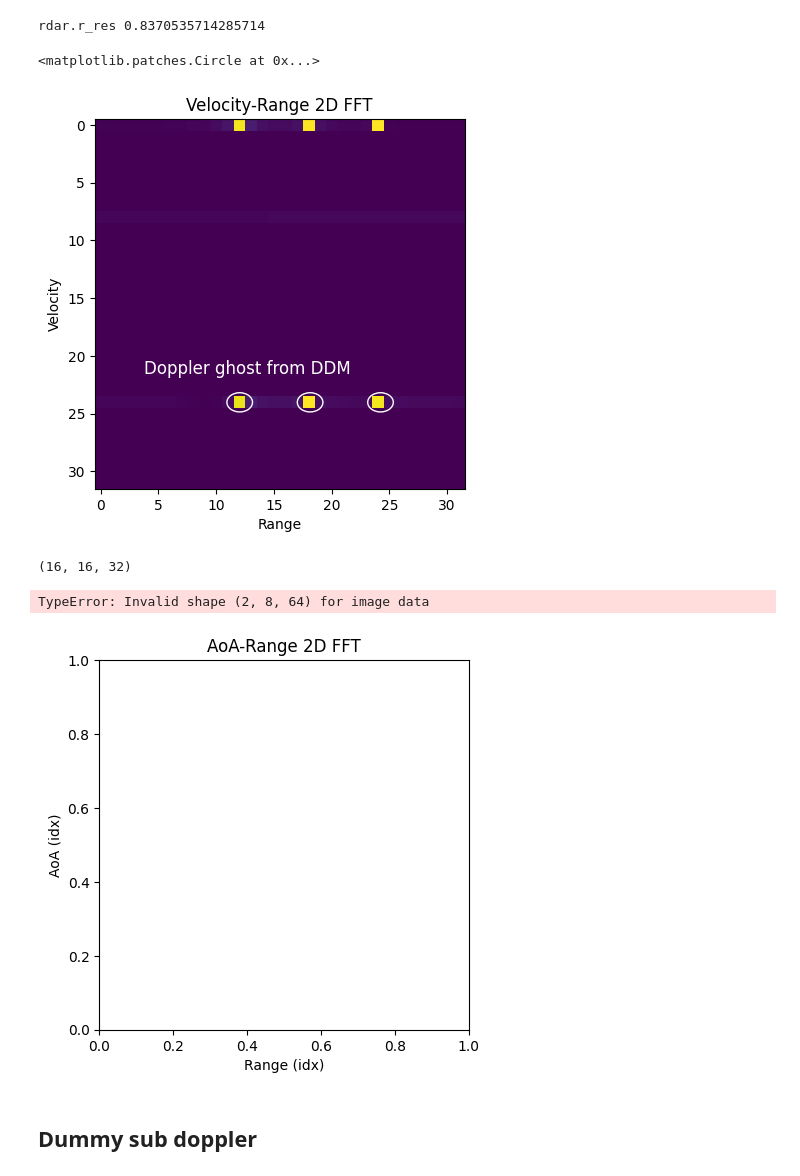
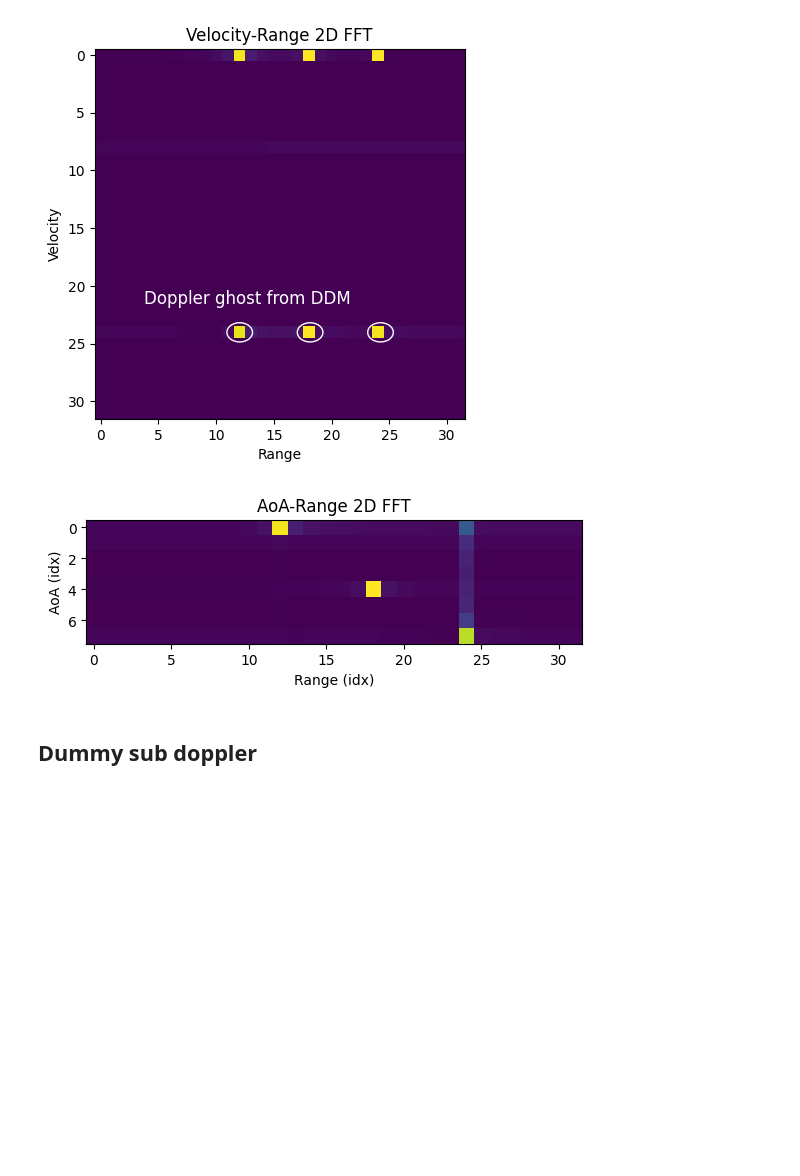
Before and after one commit to matt-chv/mmWrt, a Jupyter notebook: docs/MIMO_DDM.ipynb, the cells around one changed output. Saved outputs shown, nothing was run; the diff lists cells and outputs as text; code cells hidden in the pictures; blank space fills up the shorter version.

```diff
--- a/docs/MIMO_DDM.ipynb
+++ b/docs/MIMO_DDM.ipynb
@@ -62,27 +62,29 @@ c = void.v
 lambda0 = c/f0
 _fs = 2e5/2
 _k = 28e10 # chirp slope
-tic0 = 1.2e-3
+chirp_start_freq0 = f0
+chirp_period0 = 1.2e-3
 chirp_bw0 = 0.2e9
 chirp_end_time0 = chirp_bw0/_k
+chirp_slope0 = _k
+chirp_count0 = NC
 
 TXs = [Antenna(x=NR*lambda0/2*i) for i in range(NT)]
 RXs = [Antenna(x=lambda0/2*i) for i in range(NR)]
 
-radar = Radar(transmitter=TransmitterDDM(chirp_start_freq=f0,
-                                      chirp_end_time=chirp_end_time0,
-                                      chirp_slope=_k,
-                                      antennas=TXs,
-                                      chirp_period=tic0,
-                                      chirp_count=NC,
-                                      conf={"TX_phaser_slopes":
-                                            [0, pi/2]}),
+radar = Radar(transmitter=TransmitterDDM(chirp_start_freq=chirp_start_freq0,
+                                         chirp_end_time=chirp_end_time0,
+                                         chirp_slope=chirp_slope0,
+                                         antennas=TXs,
+                                         chirp_period=chirp_period0,
+                                         chirp_count=chirp_count0,
+                                         conf={"TX_phaser_slopes":
+                                               [0, pi/2]}),
               receiver=Receiver(adc_sample_rate=_fs,
                                 adc_sample_count_max=2048,
                                 adc_sample_count=NA,
                                 antennas=RXs),
               debug=False)
-print("rdar.r_res", radar.range_resolution)
 r1, theta1 = 10.1, 0
 x1, y1 = r1*cos(theta1), r1*sin(theta1)
 r2, theta2 = 15.1, pi/2
@@ -107,6 +109,7 @@ cube = bb["adc_cube"][0, :, 0, :]
 # virtual_cube_RX0 = bb["adc_cube"][0,:,0,:]
 #virtual_cube_RX1 = bb["adc_cube"][0,:,1,:]
 Z = fft2(cube)[:, :NA//2]  # , axis=fast_time_axis), axis=slow_time_axis)
+Z = fft(fft(bb["adc_cube"],axis=fast_time_axis),axis=slow_time_axis)
 #Z0 = abs(fft2(virtual_cube_RX0))
 #Z1 = abs(fft2(virtual_cube_RX1))
 
@@ -114,7 +117,7 @@ fig, (ax0) = plt.subplots(ncols=1)
 ax0.set_xlabel("Range")
 ax0.set_ylabel("Velocity")
 ax0.set_title('Velocity-Range 2D FFT')
-ax0.imshow(np_abs(Z))  #, cmap='bone_r')
+ax0.imshow(np_abs(Z[0,:,0,:NA//2]))  #, cmap='bone_r')
 sub_doppler_ghost1 = plt.Circle((0.45, 0.29), 0.02, fill=False, color="white")
 sub_doppler_ghost2 = plt.Circle((0.56, 0.29), 0.02, fill=False, color="white")
 sub_doppler_ghost3 = plt.Circle((0.67, 0.29), 0.02, fill=False, color="white")
@@ -122,38 +125,37 @@ fig.text(0.3, 0.35, f"Doppler ghost from DDM", color="white", fontsize=12)
 fig.add_artist(sub_doppler_ghost1)
 fig.add_artist(sub_doppler_ghost2)
 fig.add_artist(sub_doppler_ghost3)
+plt.show()
 # %% [output]
-rdar.r_res 0.8370535714285714
-<matplotlib.patches.Circle at 0x...>
 [figure]
 # %%
 from scipy.signal import find_peaks
 # generate virtual antennas
 
 # important to declare the zeros as complex otherwise assignement
 # forces a type cast to real
-virtual_cube = zeros(( NC//NT, NT * NR, NA//2)).astype(complex)
-print(virtual_cube.shape)
+# virtual_cube = zeros(( NC//NT, NT * NR, NA//2)).astype(complex)
+
 """for tx_idx in range(NT):
     for rx_idx in range(NR):
         # virtual antenna index =
         # tx_idx*NT+ rx_idx
         virtual_rx_idx = tx_idx*NR+ rx_idx
         virtual_cube[:,virtual_rx_idx,:] = Z[0, tx_idx*NC//NT:(tx_idx+1)*NC//NT, 0, rx_idx, :NA//2]"""
-virtual_cube = bb["adc_cube"][0, ::NC//NT, :, :]
+virtual_cube = Z[0,:,:,:]
+#virtual_cube = virtual_cube[0,0, :, :]
 #doppler_axis=None as removed
-rx_axis = 0
-range_axis=1
-A = fftshift(fft(virtual_cube, axis=rx_axis), axes=1)
+rx_axis = 1
+# range_axis=1
+A = fftshift(fft(virtual_cube, axis=rx_axis), axes=rx_axis)
 # plot AoA at zero Doppler
 plt.xlabel("Range (idx)")
 plt.ylabel("AoA (idx)")
 plt.title('AoA-Range 2D FFT')
-plt.imshow(abs(A[:,:]))
+plt.imshow(abs(A[0,:,:NA//2]))
+plt.show()
 # %% [output]
-(16, 16, 32)
-TypeError: Invalid shape (2, 8, 64) for image data
-[figure, old version]
+[figure, new version]
 # %% [markdown]
 ## Dummy sub doppler
 # %%
```
Also changed, not shown: parts of 3 cells of this notebook, 2 other files.
